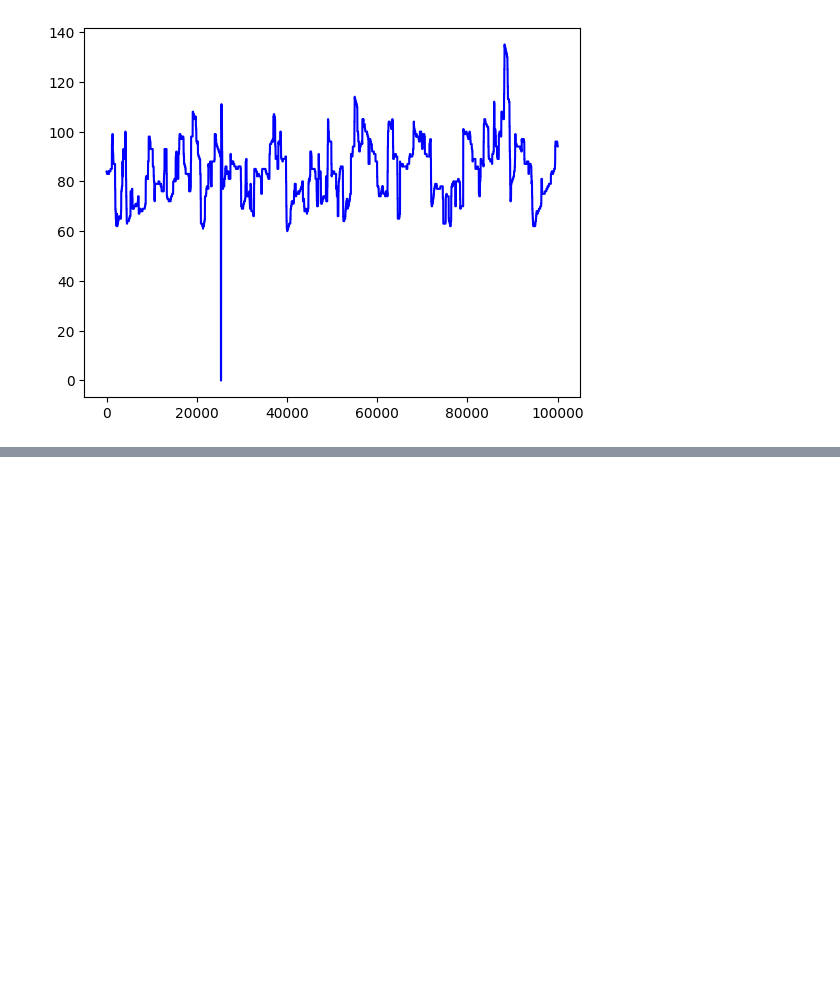
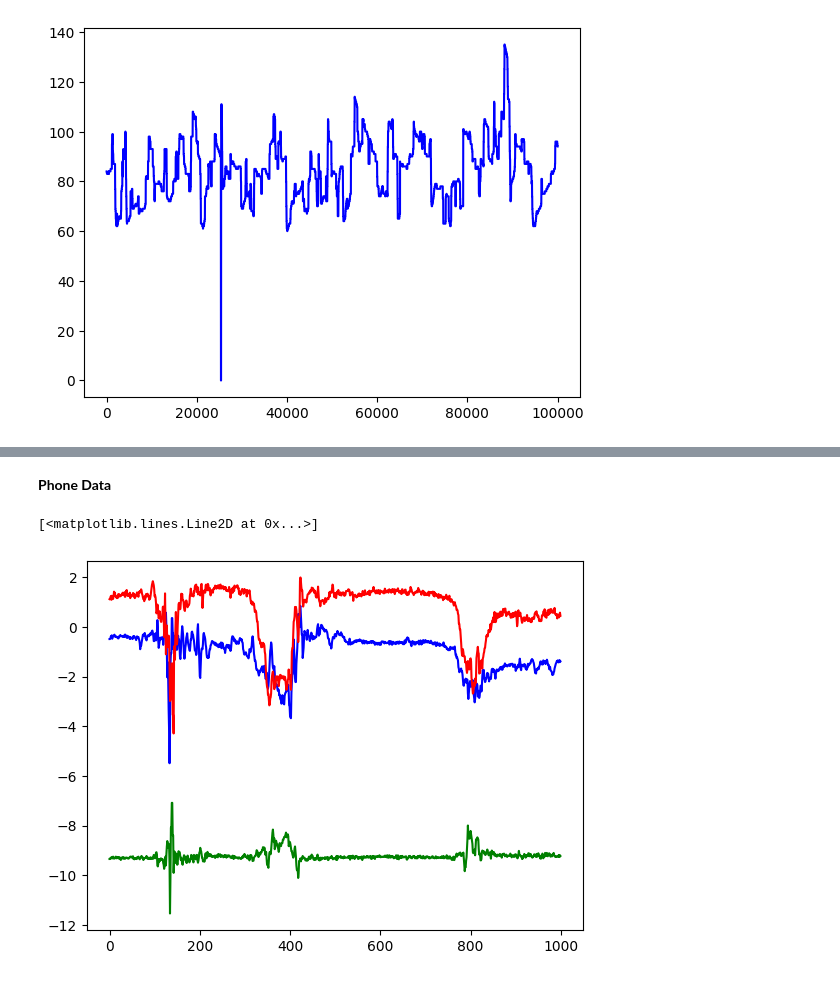
Before and after one commit to Dekkerz/mocap, a Jupyter notebook: notebooks/Pierre_New_Data_notebook.ipynb, the cells around one changed output, grey strips where cells are left out. Drawn from its saved outputs; the diff is of its cells as text; code cells hidden in the pictures; blank space fills up the shorter version.

```diff
--- a/notebooks/Pierre_New_Data_notebook.ipynb
+++ b/notebooks/Pierre_New_Data_notebook.ipynb
@@ -143,0 +169,9 @@ plt.plot(data_1_SmokeSD.iloc[:100000, 14],'b', label="X" )
+# %% [markdown]
+**Phone Data**
+# %%
+plt.plot(data_1_SmokeSD.iloc[:1000, 17],'b', label="X" )
+plt.plot(data_1_SmokeSD.iloc[:1000, 18],'g', label="Y" )
+plt.plot(data_1_SmokeSD.iloc[:1000, 19],'r', label="Z" )
+# %% [output]
+[<matplotlib.lines.Line2D at 0x...>]
+[figure, added]
```
Also changed, not shown: parts of 9 cells of this notebook.
